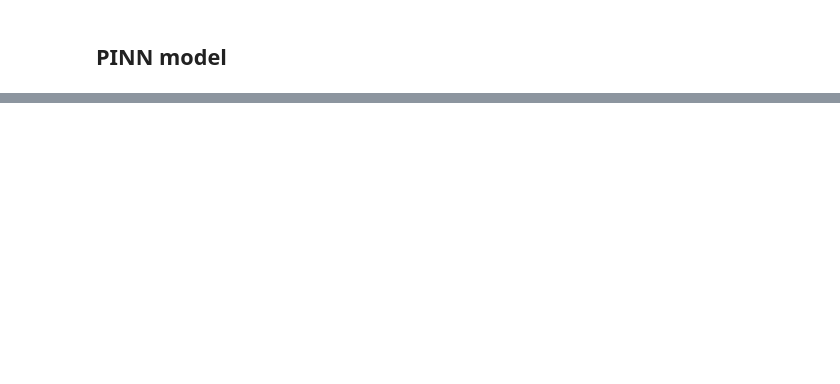
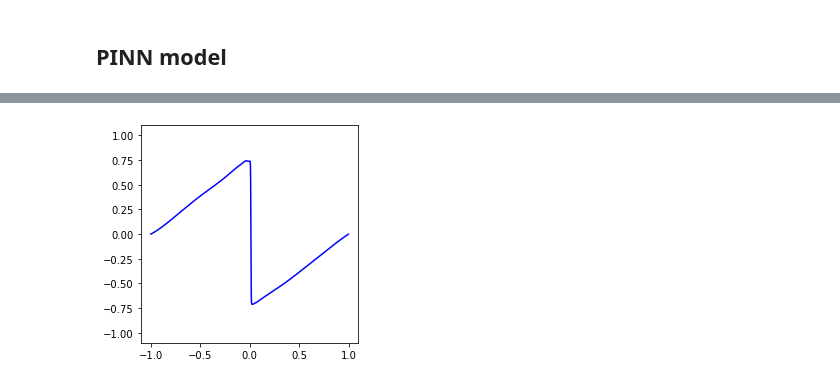
Before and after one commit to VincentItaliano/stage_M2, a Jupyter notebook: notebooks/Essais_PINN.ipynb, the cells around one changed output, grey strips where cells are left out. Saved outputs shown, nothing was run; the diff lists cells and outputs as text; code cells hidden in the pictures; blank space fills up the shorter version.

```diff
--- a/notebooks/Essais_PINN.ipynb
+++ b/notebooks/Essais_PINN.ipynb
@@ -123,19 +108,27 @@ class PhysicsInformedNN(tf.keras.Model):
                            for _ in range(self.num_hidden_layers)]
         self.out = tf.keras.layers.Dense(output_dim)
 
+    def call_before(self,X):
+        """Forward-pass through neural network."""
 
-
-    def call(self, X, training=False):
-        """Forward-pass through neural network."""
         Z = self.scale(X)
         for i in range(self.num_hidden_layers):
             Z = self.hidden[i](Z)
         Y = self.out(Z)
 
-
         return Y
 
-        return u_p(X) + psi(X)*Y
+
+    def call(self, X):
+        """Call with imposed IC/BC"""
+
+        t = X[:,0:1]
+        x = X[:,1:2]
+        Y = self.call_before(X)
+
+        tanh_t = tf.tanh(t)
+
+        return (1-tanh_t)*fun_u_0(x) + (x+1)*(1-x)*tanh_t*Y
 # %%
 class PINNSolver():
     def __init__(self, model, X_r):
@@ -319,8 +304,8 @@ class PINNSolver():
 
         return ax
 # %%
-model = PhysicsInformedNN(lb, ub, num_hidden_layers=8, num_neurons_per_layer=20, activation='swish')
-model.build(input_shape=(None,2))
+model = PhysicsInformedNN(lb, ub, num_hidden_layers=5, num_neurons_per_layer=30, activation='tanh')
+#model.build(input_shape=(None,2))
 
 # Initilize PINN solver
 solver = PINNSolver(model, X_r)
@@ -342,0 +370,14 @@ def loss_fn(u_pred, u):
+# %%
+N = 1000
+T =  1.0 * np.ones(N+1)
+xspace = np.linspace(lb[1], ub[1], N + 1)
+nuspace = 0.25 * np.ones(N+1)
+Xgrid = np.vstack([T.flatten(),xspace.flatten()]).T
+upred = model(tf.cast(Xgrid,DTYPE))
+
+plt.plot(xspace,upred, 'b-');
+plt.axis('square')
+plt.xlim([-1.1,1.1])
+plt.ylim([-1.1,1.1]);
+# %% [output]
+[figure, added]
```
Also changed, not shown: parts of 61 cells of this notebook, 1 other file.
